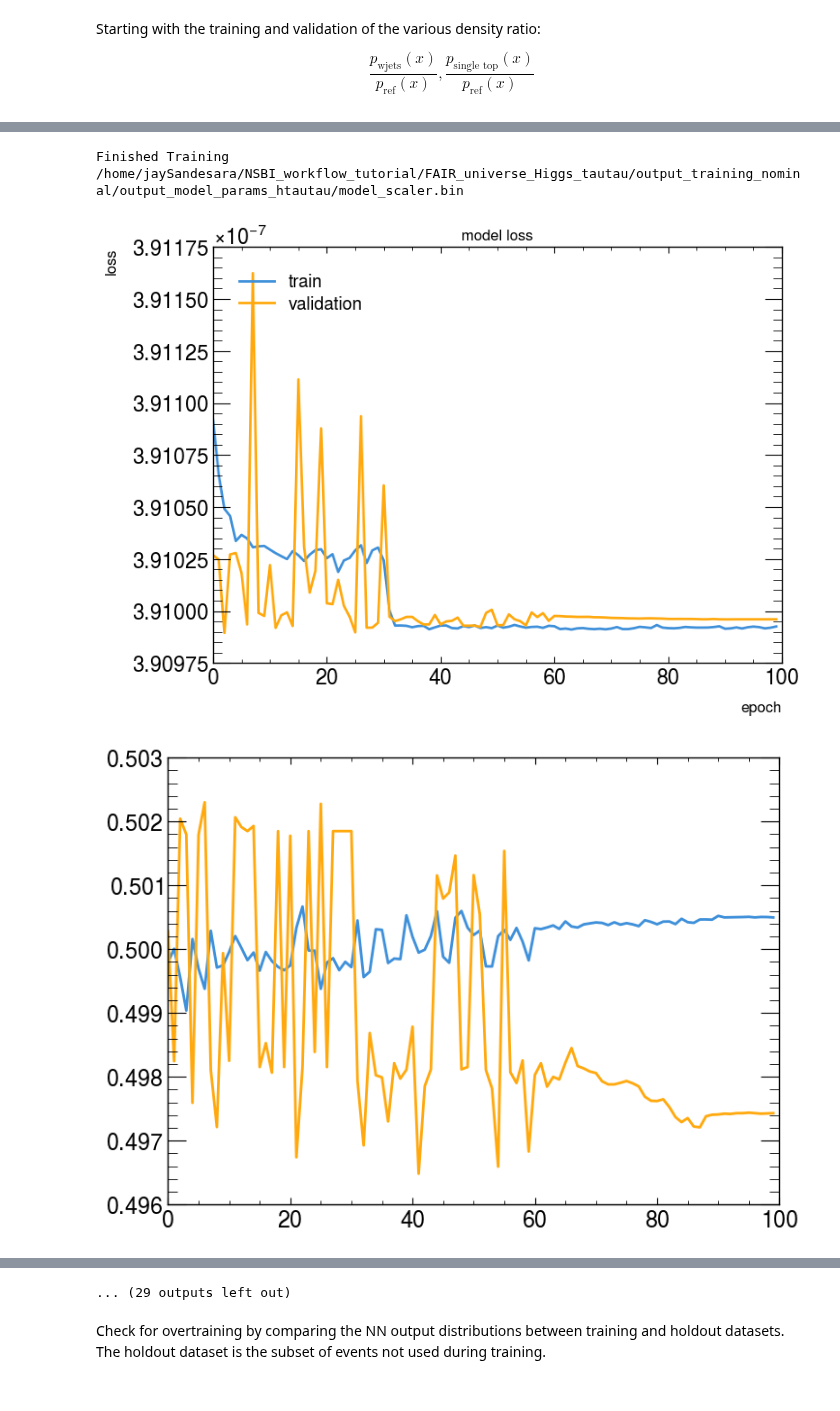
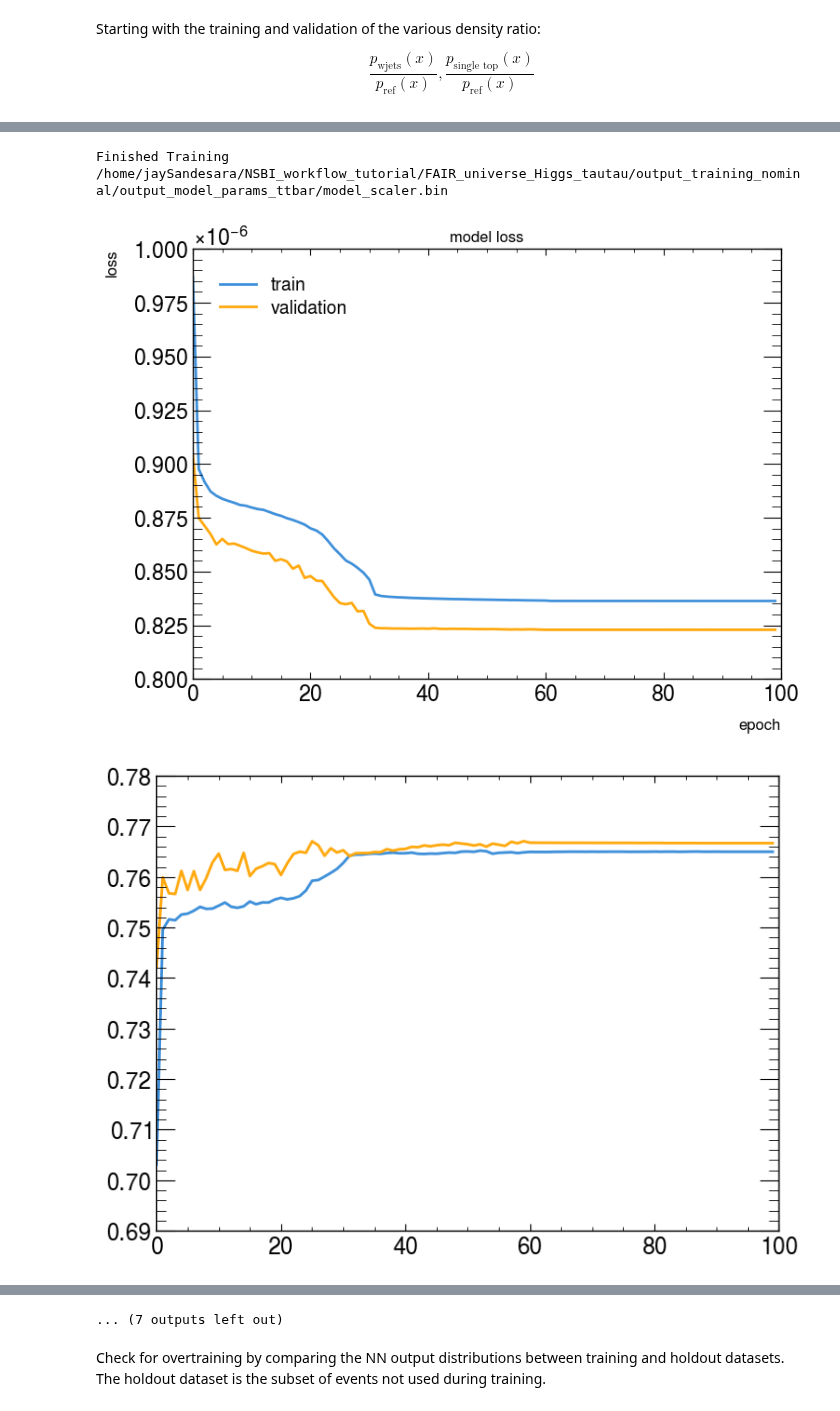
Before and after one commit to CrossGo14/NSBI-workflow-tutorial, a Jupyter notebook: FAIR_universe_Higgs_tautau/Neural_Likelihood_Ratio_Estimation.ipynb, the cells around one changed output, grey strips where cells are left out. Cells and saved outputs as stored; diff of their text form; code cells hidden in the pictures.

Commit message:
Added more features, selections

```diff
--- a/FAIR_universe_Higgs_tautau/Neural_Likelihood_Ratio_Estimation.ipynb
+++ b/FAIR_universe_Higgs_tautau/Neural_Likelihood_Ratio_Estimation.ipynb
@@ -180,5 +165,5 @@ else:
         preselectionTraining.get_trained_model(path_to_saved_presel_model)
 
     # Get predictions (softmax outputs)
-    pred_NN_incl = preselectionTraining.predict(dataset_incl)
+    pred_NN_incl = preselectionTraining.predict(dataset_incl_nominal)
 # %% [output]
@@ -236,7 +237,7 @@ Moreover, the preselections act as a tuning know for the tradeoff in selecting a
 
 Heres a first cut that you can optimize as much as you like to get the desired final results.
 # %%
-preselection_cut_lower = 0.35 # Play around with this selection -
+preselection_cut_lower = 0.5 # Play around with this selection -
                               # decrease if estimators are unbiased but need more sensitivity
                               # and increase if the model is biased to reduce complexity
 
@@ -337,15 +323,3 @@ Text(0, 1, 'Density')
-# %%
-# Normalizing the training weights post preselection
-weights_normed = dataset['weights'].ravel().copy()
-weights = dataset['weights'].ravel().copy()
-
-for key in labels_dict:
-
-    mask_process = dataset['train_labels']==labels_dict[key]
-
-    weights_normed[mask_process] /= weights[mask_process].sum()
-
-dataset['weights_normed'] = weights_normed
 # %%
 # Save the preselected Nominal dataframe for inference use later on
 dataset.to_hdf(f"{saved_data}dataset_preselected_nominal_SR.h5", key="dataset", mode='w')
@@ -371,6 +345,7 @@ importlib.reload(sys.modules['nsbi_common_utils.training'])
 from nsbi_common_utils.training import TrainEvaluate_NN
 
 mix_model_hypotheses = signal_processes + background_processes
+mix_model_hypotheses = background_processes
 ref_processes = signal_processes
 
 np.save(f"{saved_data}mix_model_hypotheses.npy", mix_model_hypotheses)
@@ -437,9 +412,9 @@ for process_type in mix_model_hypotheses:
     NN_training_mix_model[process_type].train (   hidden_layers        = 2,
                                                     neurons              = 1000,
                                                     number_of_epochs     = 100,
-                                                    batch_size           = 512,
+                                                    batch_size           = 4096,
                                                     learning_rate        = 0.1,
-                                                    scalerType           = 'StandardScaler',
+                                                    scalerType           = 'PowerTransform_Yeo',
                                                     calibration          = False,
                                                     num_bins_cal         = 100,
                                                     callback             = True,
@@ -468,5 +443,5 @@ Using Callbacks
 ptxas warning : Registers are spilled to local memory in function 'input_multiply_reduce_fusion', 16 bytes spill stores, 20 bytes spill loads
 Finished Training
-/home/jaySandesara/NSBI_workflow_tutorial/FAIR_universe_Higgs_tautau/output_training_nominal/output_model_params_htautau/model_scaler.bin
+/home/jaySandesara/NSBI_workflow_tutorial/FAIR_universe_Higgs_tautau/output_training_nominal/output_model_params_ttbar/model_scaler.bin
-[figure, old version]
+[figure, new version]
-[figure, old version]
+[figure, new version]
@@ -477,5 +452,5 @@ Sum of weights of class 1: 0.7000096387917984
 Using swish activation function
-... (29 outputs left out)
+... (7 outputs left out)
 # %% [markdown]
 Check for overtraining by comparing the NN output distributions between training and holdout datasets. The holdout dataset is the subset of events not used during training.
 # %% [markdown]
```
Also changed, not shown: parts of 16 cells of this notebook, 2 other files.
